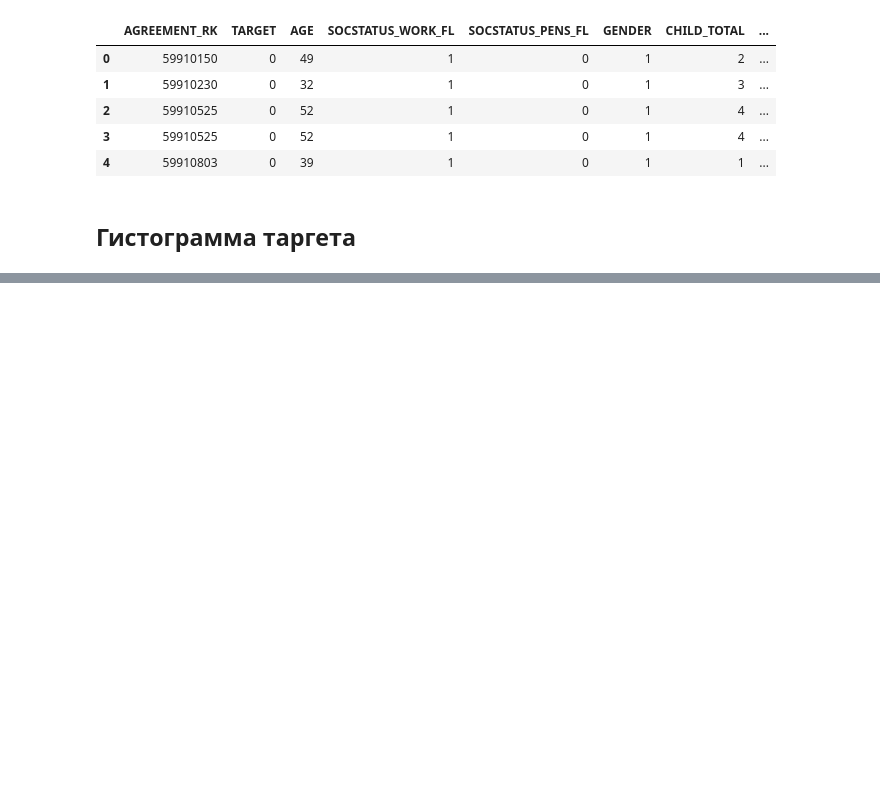
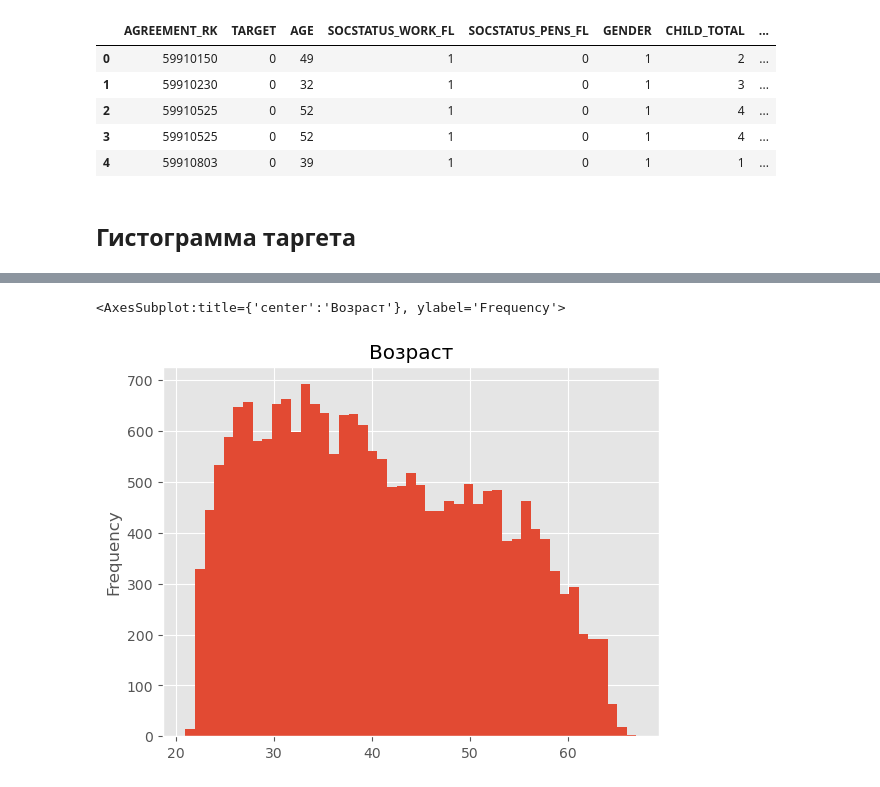
Before and after one commit to sccntr/sthw, a Jupyter notebook: notebooks/eda.ipynb, the cells around one changed output, grey strips where cells are left out. Saved outputs shown, nothing was run; the diff lists cells and outputs as text; code cells hidden in the pictures; blank space fills up the shorter version.

```diff
--- a/notebooks/eda.ipynb
+++ b/notebooks/eda.ipynb
@@ -155,0 +171,5 @@ df[['AGE']].plot(kind='hist', title='Возраст')
+# %%
+df['AGE'].plot(kind='hist', bins=df['AGE'].max() - df['AGE'].min() + 1, title='Возраст')
+# %% [output]
+<AxesSubplot:title={'center':'Возраст'}, ylabel='Frequency'>
+[figure, added]
```
Also changed, not shown: parts of 13 cells of this notebook.
